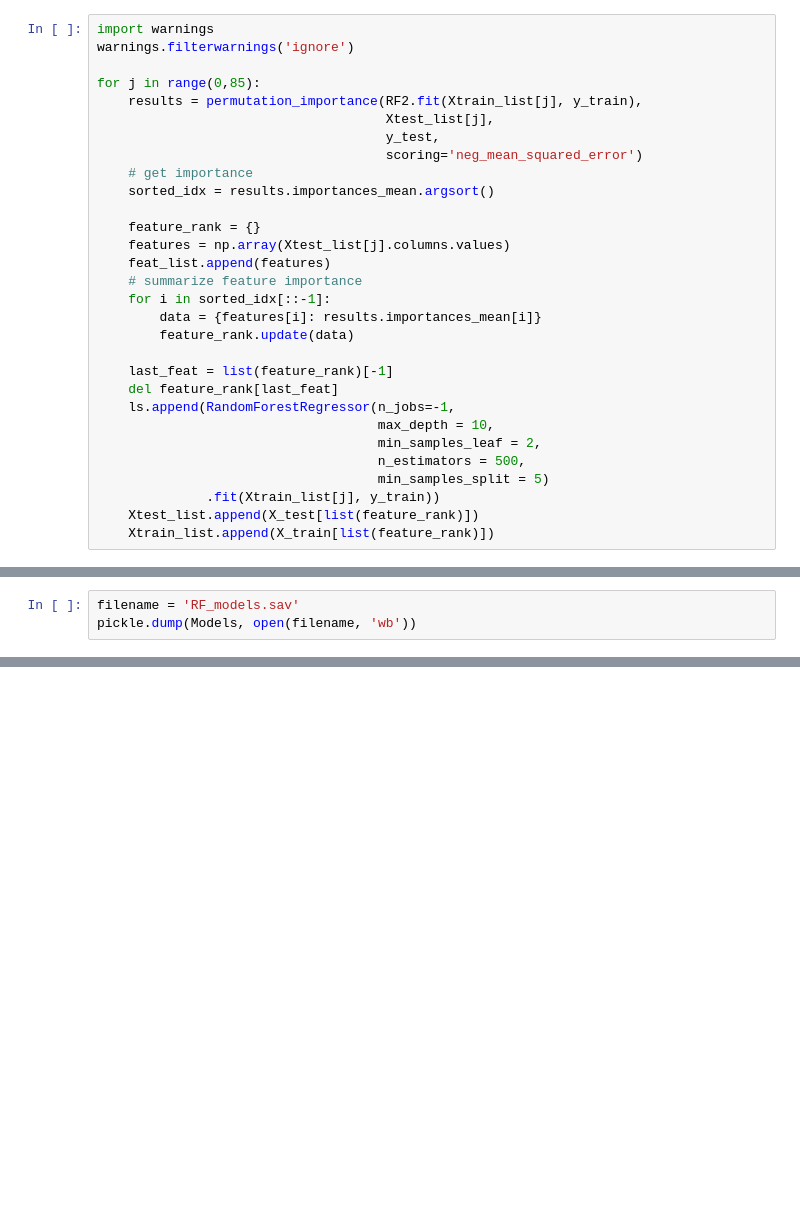
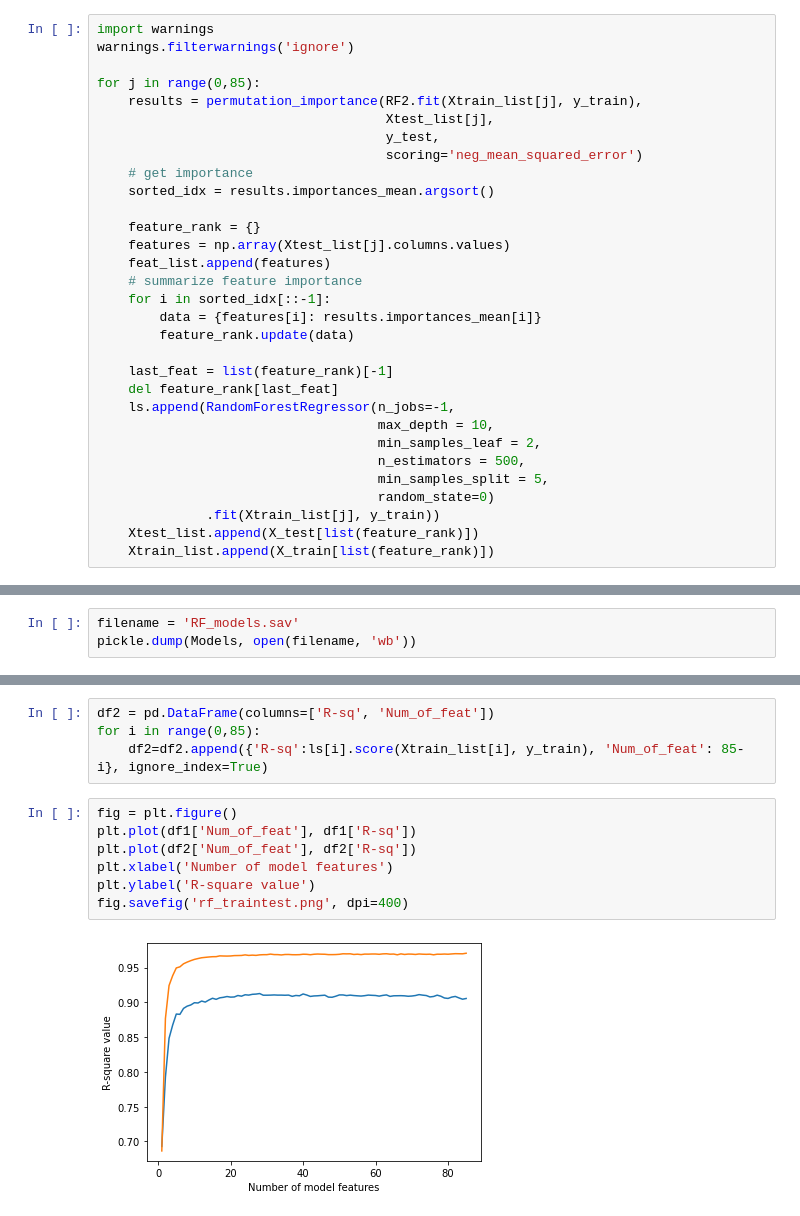
Before and after one commit to danielosetiawan/Ames_Housing_ML, a Jupyter notebook: RF_without_dummies.ipynb, the cells around one changed output, grey strips where cells are left out. Saved outputs shown, nothing was run; the diff lists cells and outputs as text; blank space fills up the shorter version.

Commit message:
Best model CV

```diff
--- a/RF_without_dummies.ipynb
+++ b/RF_without_dummies.ipynb
@@ -182,7 +190,8 @@ for j in range(0,85):
                                     max_depth = 10,
                                     min_samples_leaf = 2,
                                     n_estimators = 500,
-                                    min_samples_split = 5)
+                                    min_samples_split = 5,
+                                    random_state=0)
               .fit(Xtrain_list[j], y_train))
     Xtest_list.append(X_test[list(feature_rank)])
     Xtrain_list.append(X_train[list(feature_rank)])
@@ -240,0 +274,13 @@ pickle.dump(Models, open(filename, 'wb'))
+# %%
+df2 = pd.DataFrame(columns=['R-sq', 'Num_of_feat'])
+for i in range(0,85):
+    df2=df2.append({'R-sq':ls[i].score(Xtrain_list[i], y_train), 'Num_of_feat': 85-i}, ignore_index=True)
+# %%
+fig = plt.figure()
+plt.plot(df1['Num_of_feat'], df1['R-sq'])
+plt.plot(df2['Num_of_feat'], df2['R-sq'])
+plt.xlabel('Number of model features')
+plt.ylabel('R-square value')
+fig.savefig('rf_traintest.png', dpi=400)
+# %% [output]
+[figure, added]
```
Also changed, not shown: parts of 8 cells of this notebook, 1 other file.
